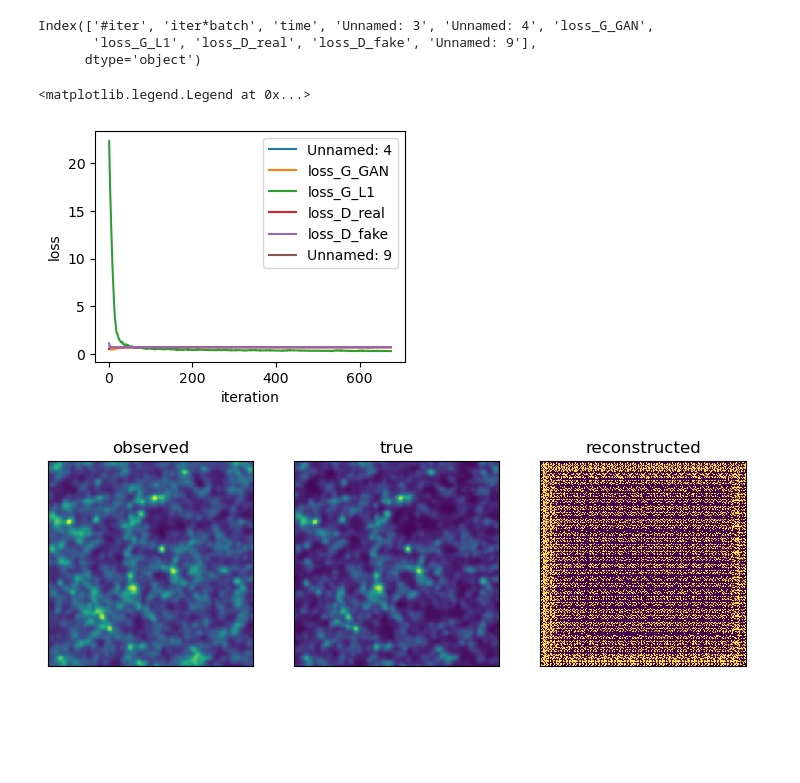
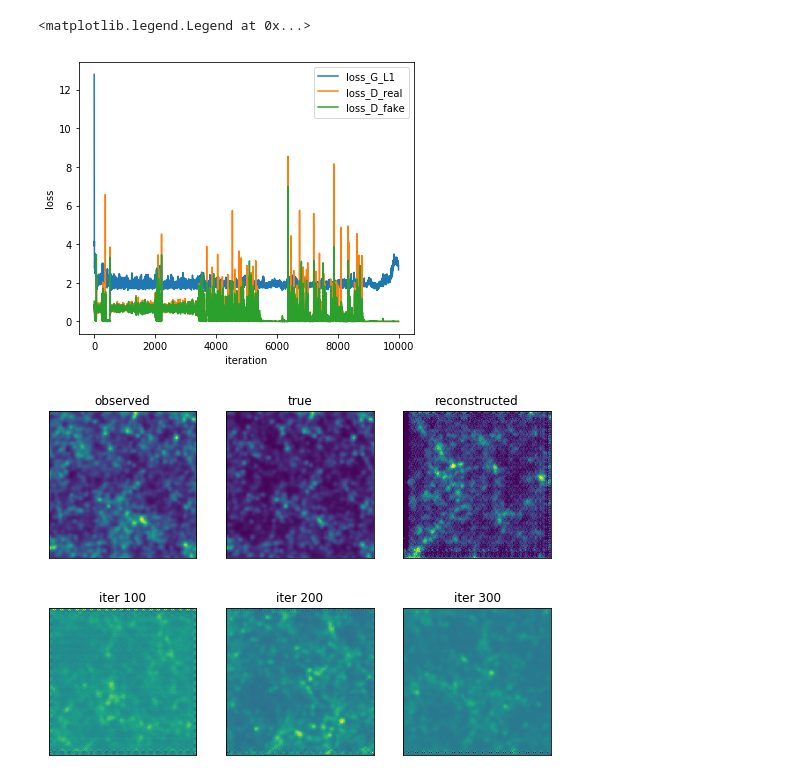
Before and after one commit to knmoriwaki/IM2IM, a Jupyter notebook: plot.ipynb, the cells around one changed output. Saved outputs shown, nothing was run; the diff lists cells and outputs as text; code cells hidden in the pictures; blank space fills up the shorter version.

```diff
--- a/plot.ipynb
+++ b/plot.ipynb
@@ -9,29 +10,27 @@ name = f"pix2pix_{d_model}"
 # %%
 # loss function
-fname = f"./output/{name}/loss_log.txt"
+fname = f"{output_dir}/loss_log.txt"
+
 df = pd.read_csv(fname, sep=" ", header=0)
 header = df.columns
 
-plt.figure(figsize=(4,3))
+plt.figure(figsize=(6,5))
 plt.xlabel("iteration")
 plt.ylabel("loss")
 
 epoch = df["#iter"]
 for i, key in enumerate(header[4:]):
     plt.plot(epoch, df[key], label=key)
 plt.legend(loc="upper right")
 # %% [output]
-Index(['#iter', 'iter*batch', 'time', 'Unnamed: 3', 'Unnamed: 4', 'loss_G_GAN',
-       'loss_G_L1', 'loss_D_real', 'loss_D_fake', 'Unnamed: 9'],
-      dtype='object')
+<matplotlib.legend.Legend at 0x...>
-<matplotlib.legend.Legend at 0x...>
-[figure, old version]
+[figure, new version]
 # %%
 # reproduced mapp
-suffix = f"run0_index0"
+suffix = f"run2_index0"
 f_realA = f"./val_data/{suffix}_z1.3_ha.fits"
 f_realB = f"./val_data/{suffix}_z2.0_oiii.fits"
-f_fakeA = f"./output/{name}/test/gen_{suffix}.fits"
+f_fakeA = f"{output_dir}/test/gen_{suffix}.fits"
 
 f_list = [ f_realA, f_realB, f_fakeA ]
 data = [ fits.open( f )[0].data for f in f_list ]
@@ -49,4 +48,22 @@ for i, (d, l) in enumerate(zip(data, label_list)):
     plt.title(l)
     im = plt.imshow(d, interpolation="none", vmin=vmin, vmax=vmax)
 # %% [output]
-[figure, old version]
+[figure, new version]
+# %%
+# reproduced mapp
+suffix = f"run0_index0"
+freq = 100
+nmap = 3
+
+plt.figure(figsize=(nmap*3, 3))
+for i in range(nmap):
+    iter = freq * (i+1)
+    fname = "{}/iter_{:d}.fits".format(output_dir, iter)
+    data = fits.open( fname )[0].data
+
+    ax = plt.subplot2grid((1,nmap), (0,i))
+    ax.tick_params(labelbottom=False, labelleft=False, bottom=False, left=False)
+    plt.title("iter {:d}".format(iter))
+    im = plt.imshow(data, interpolation="none")
+# %% [output]
+[figure, added]
```
Also changed, not shown: parts of 1 cell of this notebook, 7 other files.
